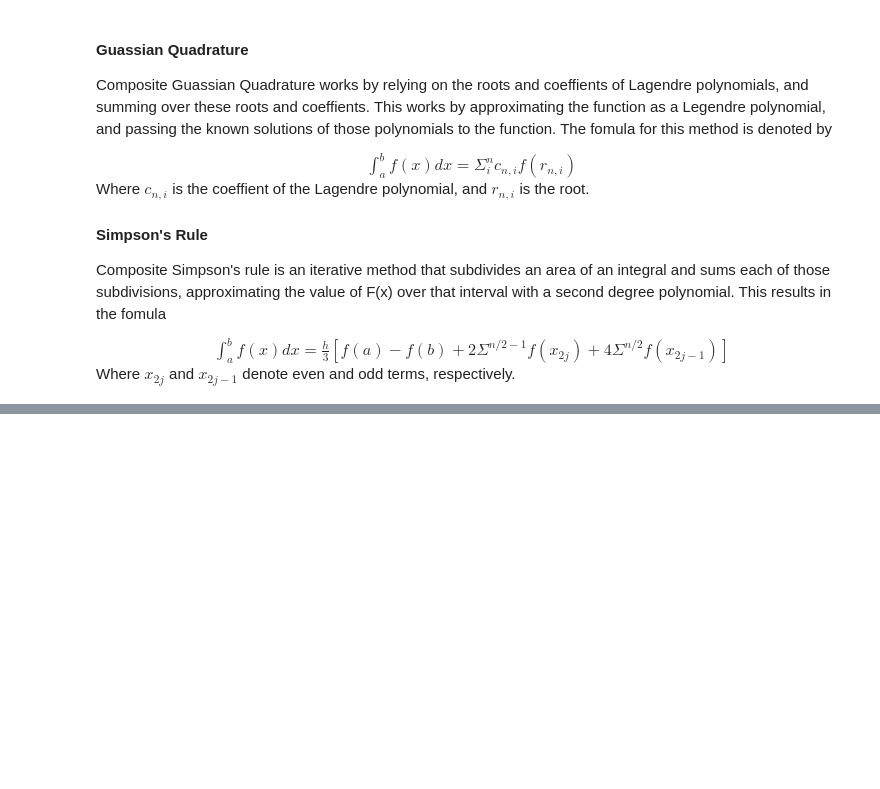
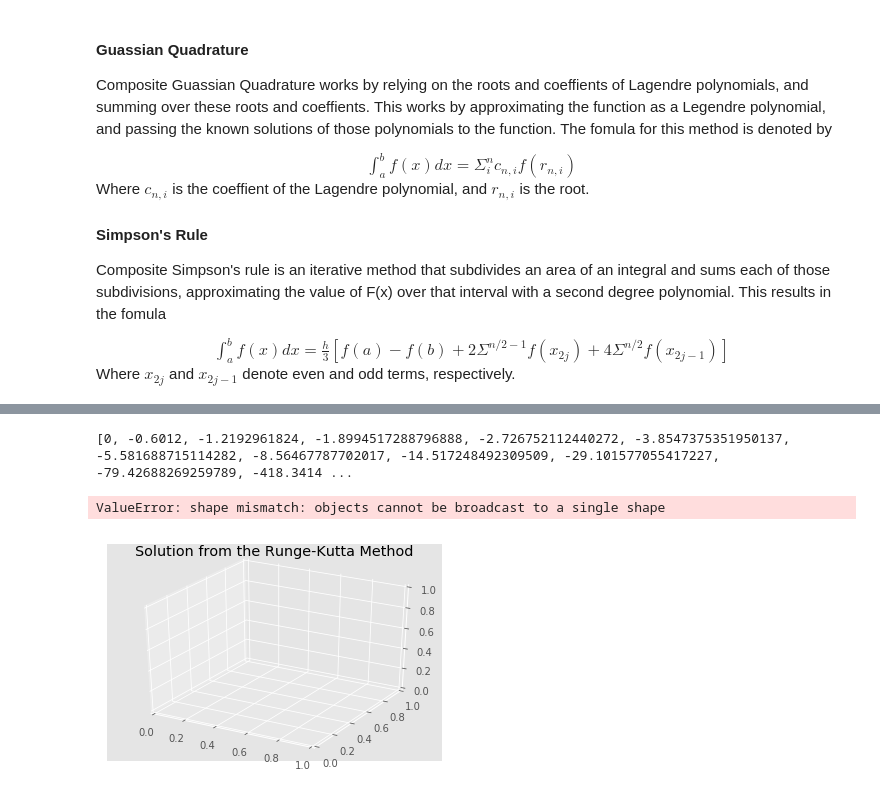
Before and after one commit to voetberg/mth_451_hw, a Jupyter notebook: Final Project.ipynb, the cells around one changed output, grey strips where cells are left out. Drawn from its saved outputs; the diff is of its cells as text; code cells hidden in the pictures; blank space fills up the shorter version.

```diff
--- a/Final Project.ipynb
+++ b/Final Project.ipynb
@@ -175,0 +280,42 @@ def KR_2D(f_1,f_2,x1_0,x2_0,a,b,N):
+# %%
+def f_4_1(y):
+    return -3*y
+def f_4_2(x):
+    return (1/3)*x*x
+
+def KR_2D(f_1,f_2,x_0,y_0,h,N):
+    x=[x_0]
+    y=[y_0]
+
+    for i in range(0,N):
+        K1_x=h*f_1(y[-1])
+        K1_y=h*f_2(x[-1])
+        K2_x=h*f_1(y[-1]+(1/2)*K1_y)
+        K2_y=h*f_2(x[-1]+(1/2)*K1_x)
+        K3_x=h*f_1(y[-1]+(1/2)*K2_y)
+        K3_y=h*f_2(x[-1]+(1/2)*K1_x)
+        K4_x=h*f_1(y[-1]+K2_y)
+        K4_y=h*f_2(x[-1]+K1_x)
+
+        x_s = x[-1]+(1/6)*(K1_x+2*K2_x+2*K3_x+K4_x)
+        y_s = y[-1]+(1/6)*(K1_y+2*K2_y+2*K3_y+K4_y)
+        if (x_s != -math.inf) and (y_s != -math.inf):
+            x.append(x_s)
+            y.append(y_s)
+    return x,y
+# %%
+a,b,N = 0,4,20
+h = (b-a)/N
+t = np.arange(a,b,h)
+x_lst,y_lst = KR_2D(f_4_1,f_4_2,0,1,h,N)
+
+print(x_lst)
+
+fig = plt.figure()
+ax = plt.axes(projection='3d')
+plt.title("Solution from the Runge-Kutta Method")
+ax.scatter3D(x_lst, y_lst, t, c=t, cmap='Greens');
+# %% [output]
+[0, -0.6012, -1.2192961824, -1.8994517288796888, -2.726752112440272, -3.8547375351950137, -5.581688715114282, -8.56467787702017, -14.517248492309509, -29.101577055417227, -79.42688269259789, -418.3414 ...
+ValueError: shape mismatch: objects cannot be broadcast to a single shape
+[figure, added]
```
Also changed, not shown: parts of 19 cells of this notebook.
